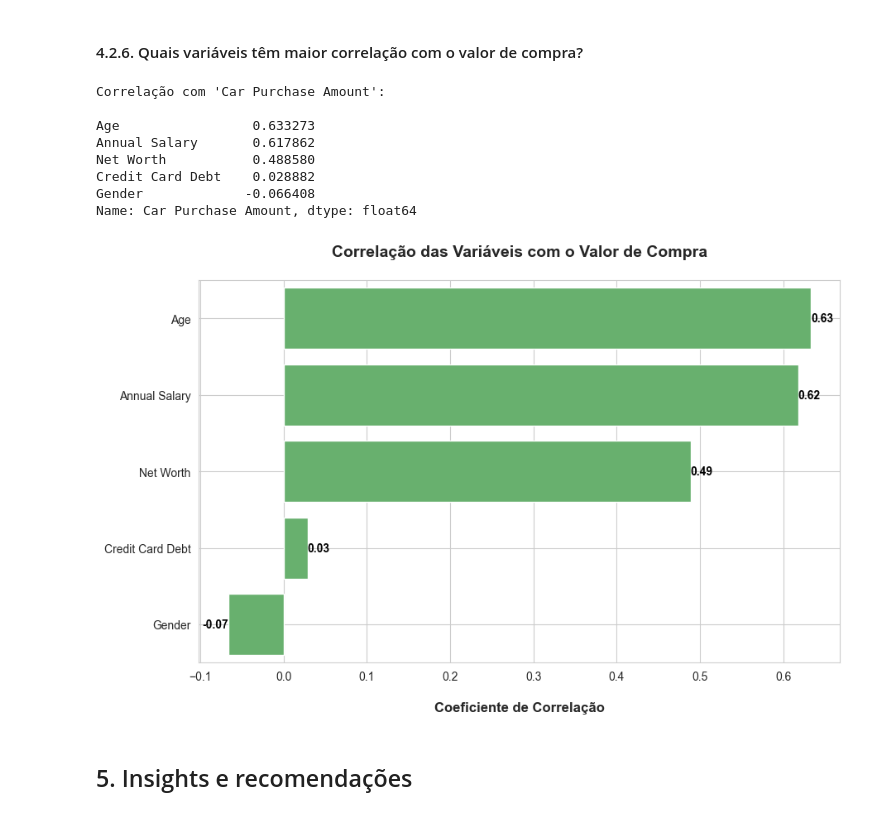
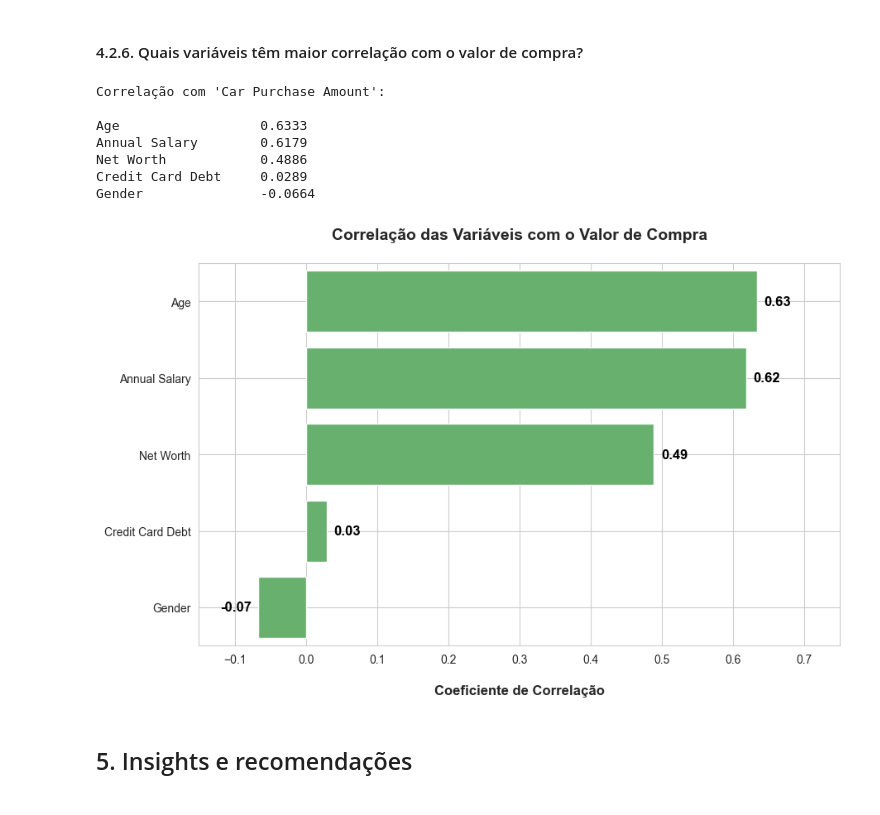
Before and after one commit to emso-exe/Compra_de_carro, a Jupyter notebook: 000_analise_exploratoria.ipynb, the cells around one changed output. Saved outputs shown, nothing was run; the diff lists cells and outputs as text; code cells hidden in the pictures.

```diff
--- a/000_analise_exploratoria.ipynb
+++ b/000_analise_exploratoria.ipynb
@@ -751,42 +751,47 @@ plt.show()
 # %%
 # Selecionar apenas colunas numéricas
 numeric_cols = df.select_dtypes(include=['int', 'float'])
 
 # Calcular correlação com o target
 correlation = numeric_cols.corr()['Car Purchase Amount'].drop('Car Purchase Amount').sort_values(ascending=False)
 
 # Exibir como tabela
-print('Correlação com \'Car Purchase Amount\':\n')
-print(correlation)
+print('\nCorrelação com \'Car Purchase Amount\':\n')
+for idx, val in correlation.items():
+    print(f'{idx:<20} {val:.4f}')
 
 # Ajuste do tamanho da figura
 plt.figure(figsize=(10, 6))
 
 # Criação do barplot
 ax = sns.barplot(x=correlation.values, y=correlation.index, palette=['#5cbc64'])
 
 # Título e rótulos
 plt.title('Correlação das Variáveis com o Valor de Compra\n', fontsize=14, fontweight='bold')
 plt.xlabel('\nCoeficiente de Correlação', fontsize=12, fontweight='bold')
 plt.ylabel('', fontsize=12, fontweight='bold')
 
-# Incluir os valores dentro das barras
+# Definir limites do eixo x
+plt.xlim(-0.15, 0.75)
+
+# Incluir os valores dentro das barras com distância ajustada
 for i, (value, name) in enumerate(zip(correlation.values, correlation.index)):
-    ax.text(value, i, f'{value:.2f}', va='center', ha='left' if value > 0 else 'right',
-            fontsize=10, color='black', weight='bold')
+    offset = 0.01 if value > 0 else -0.01  # Define a distância do texto
+    align = 'left' if value > 0 else 'right'
+    ax.text(value + offset, i, f'{value:.2f}', va='center', ha=align,
+            fontsize=12, color='black', weight='bold')
 
 # Layout final
 plt.grid(True)
 plt.show()
 # %% [output]
 Correlação com 'Car Purchase Amount':
 
-Age                 0.633273
-Annual Salary       0.617862
-Net Worth           0.488580
-Credit Card Debt    0.028882
-Gender             -0.066408
-Name: Car Purchase Amount, dtype: float64
+Age                  0.6333
+Annual Salary        0.6179
+Net Worth            0.4886
+Credit Card Debt     0.0289
+Gender               -0.0664
-[figure, old version]
+[figure, new version]
 # %% [markdown]
 ## 5. Insights e recomendações
```
